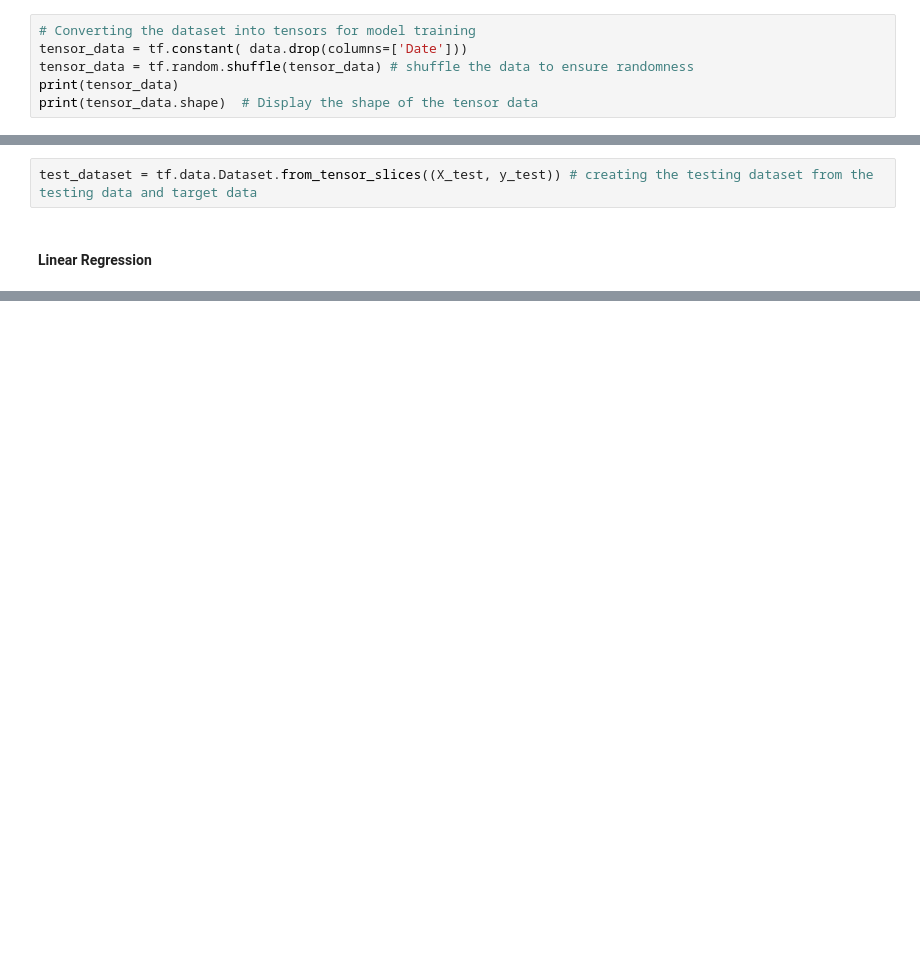
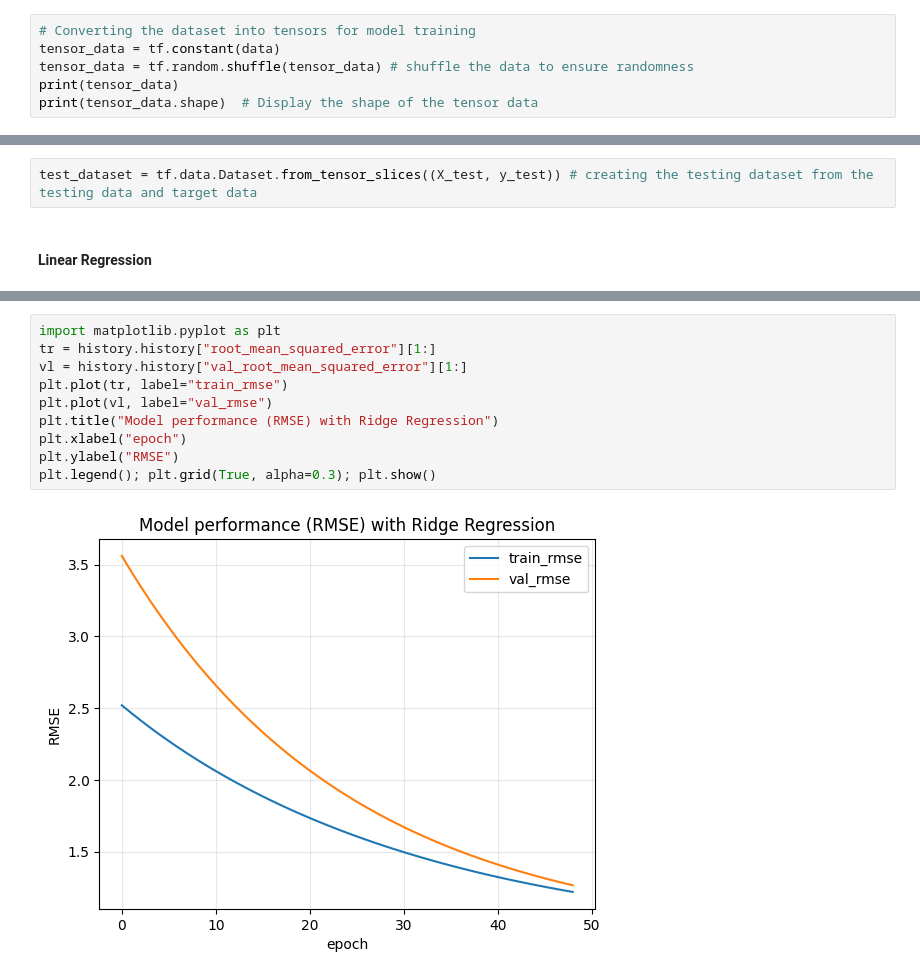
Before and after one commit to Yashvir835/Machine-Learning, a Jupyter notebook: 1 Supervised Machine learning/1.2 Regularization in regression/regularization_in_regression.ipynb, the cells around one changed output, grey strips where cells are left out. Saved outputs shown, nothing was run; the diff lists cells and outputs as text; blank space fills up the shorter version.

Commit message:
updated for ridge,lasso,elastic net

```diff
--- a/1 Supervised Machine learning/1.2 Regularization in regression/regularization_in_regression.ipynb
+++ b/1 Supervised Machine learning/1.2 Regularization in regression/regularization_in_regression.ipynb
@@ -120,7 +121,7 @@ sns.pairplot(
 ##### For stock regression, a common choice is predicting the closing price using other features:
 # %%
 # Converting the dataset into tensors for model training
-tensor_data = tf.constant( data.drop(columns=['Date']))
+tensor_data = tf.constant(data)
 tensor_data = tf.random.shuffle(tensor_data) # shuffle the data to ensure randomness
 print(tensor_data)
 print(tensor_data.shape)  # Display the shape of the tensor data
@@ -317,0 +432,12 @@ plt.show()
+# %%
+import matplotlib.pyplot as plt
+tr = history.history["root_mean_squared_error"][1:]
+vl = history.history["val_root_mean_squared_error"][1:]
+plt.plot(tr, label="train_rmse")
+plt.plot(vl, label="val_rmse")
+plt.title("Model performance (RMSE) with Ridge Regression")
+plt.xlabel("epoch")
+plt.ylabel("RMSE")
+plt.legend(); plt.grid(True, alpha=0.3); plt.show()
+# %% [output]
+[figure, added]
```
Also changed, not shown: parts of 32 cells of this notebook.
